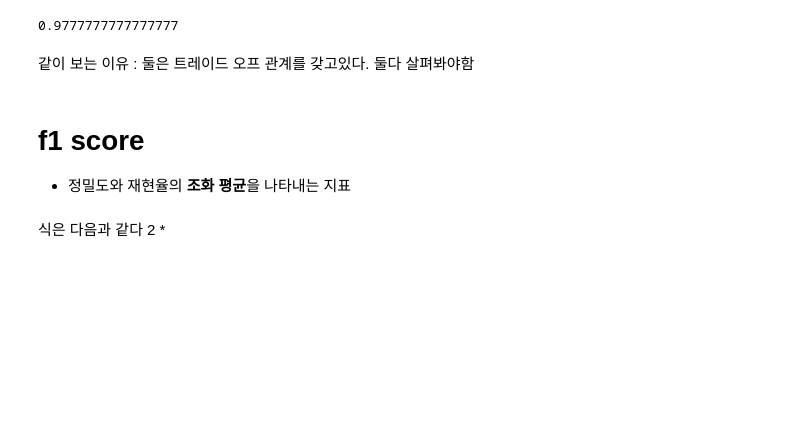
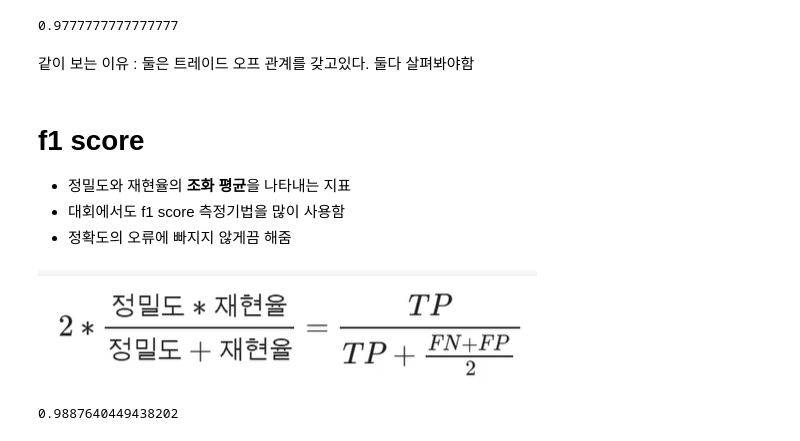
Before and after one commit to kaminion/fastcampus_python, a Jupyter notebook: machine learning/14. accuray_error.ipynb, the cells around one changed output. Saved outputs shown, nothing was run; the diff lists cells and outputs as text; code cells hidden in the pictures; blank space fills up the shorter version.

```diff
--- a/machine learning/14. accuray_error.ipynb
+++ b/machine learning/14. accuray_error.ipynb
@@ -183,6 +183,9 @@ recall_score(y_test, pred) # 88/90
 # f1 score
 
 - 정밀도와 재현율의 **조화 평균**을 나타내는 지표
+- 대회에서도 f1 score 측정기법을 많이 사용함
+- 정확도의 오류에 빠지지 않게끔 해줌
-# %% [markdown]
-식은 다음과 같다
-2 *
+# %%
+Image('./data/f1_score.png')
+# %% [output]
+[figure, added]
@@ -188,0 +194,4 @@ recall_score(y_test, pred) # 88/90
+# %%
+f1_score(y_test, pred)
+# %% [output]
+0.9887640449438202
```
Also changed, not shown: parts of 1 cell of this notebook, 1 other file.
